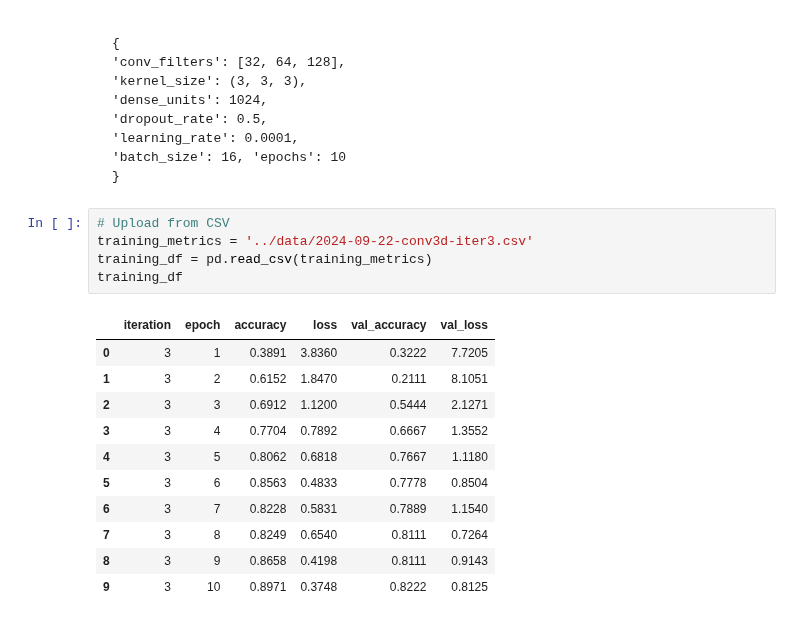
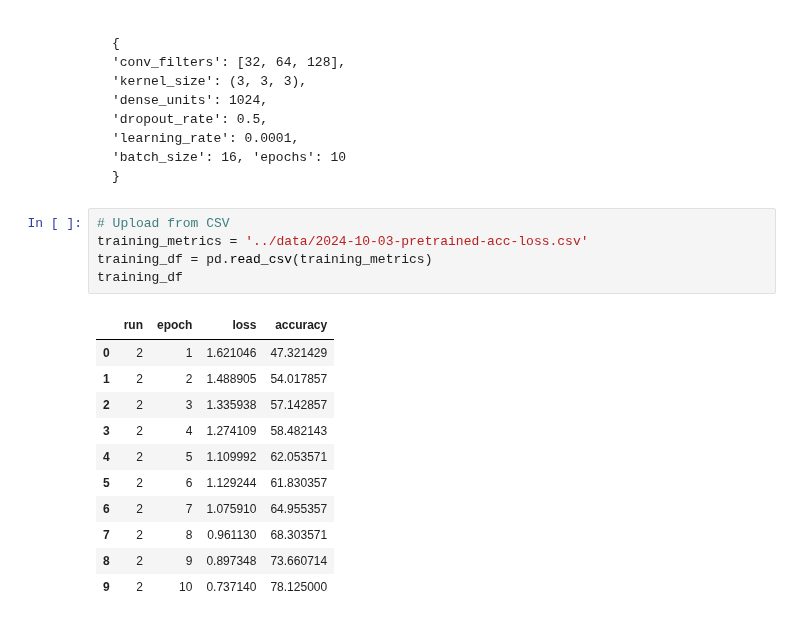
Before and after one commit to AI-For-Wearables-PAM/activity-recog, a Jupyter notebook: notebooks/accuracy-loss.ipynb, the cells around one changed output. Cells and saved outputs as stored; diff of their text form.

````diff
--- a/notebooks/accuracy-loss.ipynb
+++ b/notebooks/accuracy-loss.ipynb
@@ -20,18 +20,18 @@ Hyperparameters
 ```
 # %%
 # Upload from CSV
-training_metrics = '../data/2024-09-22-conv3d-iter3.csv'
+training_metrics = '../data/2024-10-03-pretrained-acc-loss.csv'
 training_df = pd.read_csv(training_metrics)
 training_df
 # %% [output]
-|  | iteration | epoch | accuracy | loss | val_accuracy | val_loss |
-| 0 | 3 | 1 | 0.3891 | 3.8360 | 0.3222 | 7.7205 |
-| 1 | 3 | 2 | 0.6152 | 1.8470 | 0.2111 | 8.1051 |
-| 2 | 3 | 3 | 0.6912 | 1.1200 | 0.5444 | 2.1271 |
-| 3 | 3 | 4 | 0.7704 | 0.7892 | 0.6667 | 1.3552 |
-| 4 | 3 | 5 | 0.8062 | 0.6818 | 0.7667 | 1.1180 |
-| 5 | 3 | 6 | 0.8563 | 0.4833 | 0.7778 | 0.8504 |
-| 6 | 3 | 7 | 0.8228 | 0.5831 | 0.7889 | 1.1540 |
-| 7 | 3 | 8 | 0.8249 | 0.6540 | 0.8111 | 0.7264 |
-| 8 | 3 | 9 | 0.8658 | 0.4198 | 0.8111 | 0.9143 |
-| 9 | 3 | 10 | 0.8971 | 0.3748 | 0.8222 | 0.8125 |
+|  | run | epoch | loss | accuracy |
+| 0 | 2 | 1 | 1.621046 | 47.321429 |
+| 1 | 2 | 2 | 1.488905 | 54.017857 |
+| 2 | 2 | 3 | 1.335938 | 57.142857 |
+| 3 | 2 | 4 | 1.274109 | 58.482143 |
+| 4 | 2 | 5 | 1.109992 | 62.053571 |
+| 5 | 2 | 6 | 1.129244 | 61.830357 |
+| 6 | 2 | 7 | 1.075910 | 64.955357 |
+| 7 | 2 | 8 | 0.961130 | 68.303571 |
+| 8 | 2 | 9 | 0.897348 | 73.660714 |
+| 9 | 2 | 10 | 0.737140 | 78.125000 |
````
Also changed, not shown: parts of 4 cells of this notebook, 13 other files.
